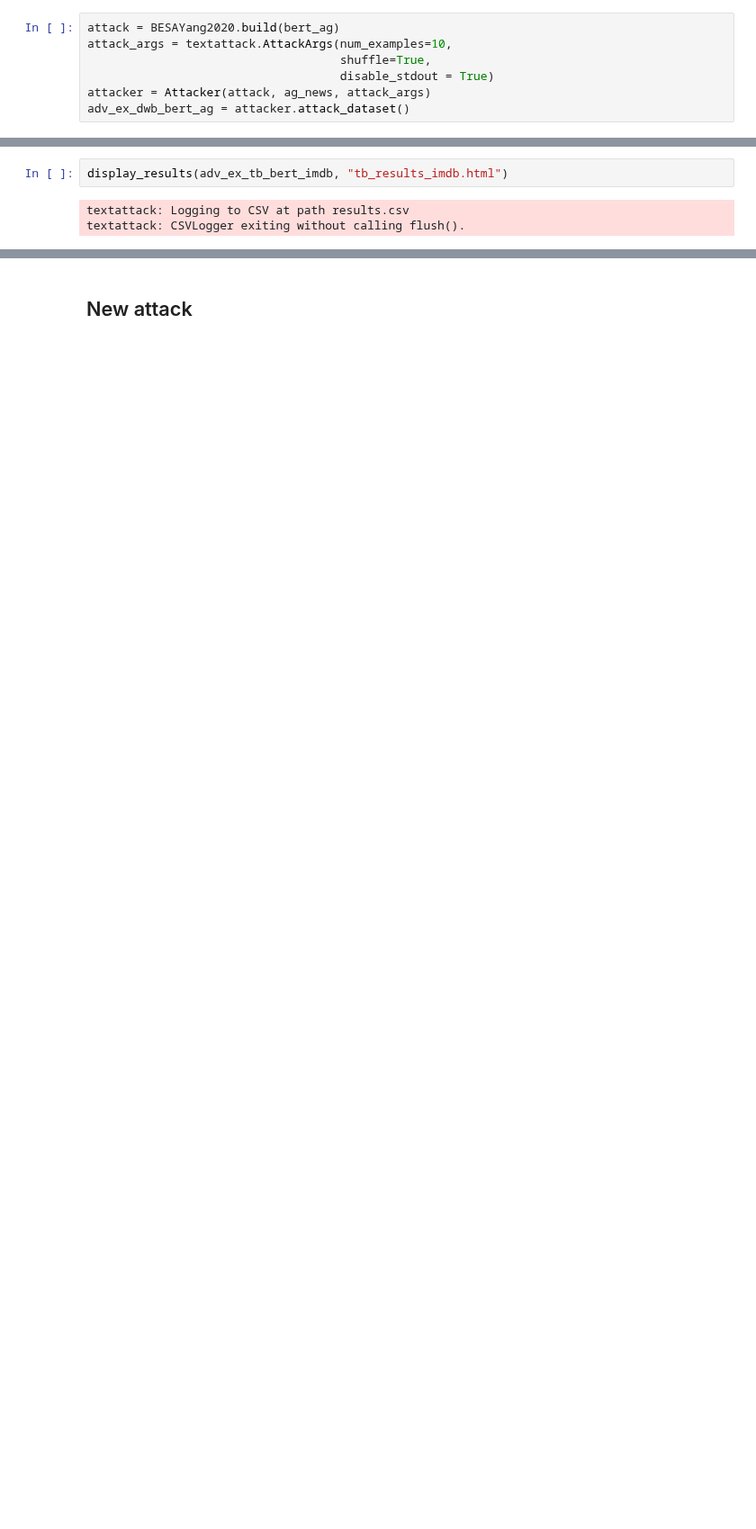
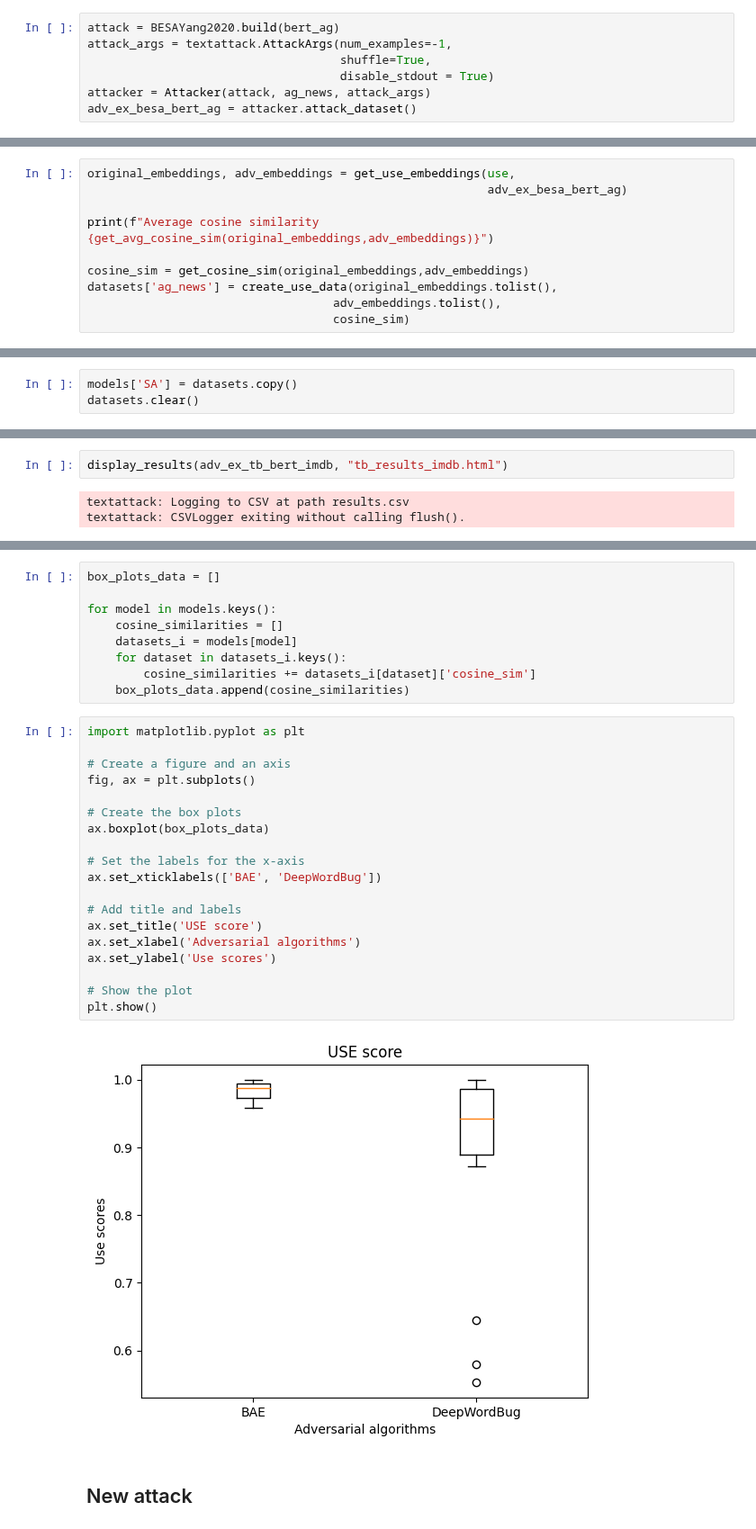
Before and after one commit to riccardocappi/Text-Adversarial-Attack, a Jupyter notebook: TextAdvAttack/NLP_TextAttack.ipynb, the cells around one changed output, grey strips where cells are left out. Shown at 90% size. Saved outputs shown, nothing was run; the diff lists cells and outputs as text; blank space fills up the shorter version.

Commit message:
Added some plots

```diff
--- a/TextAdvAttack/NLP_TextAttack.ipynb
+++ b/TextAdvAttack/NLP_TextAttack.ipynb
@@ -748,11 +944,11 @@ Attack(
 ### AG news
 # %%
 attack = BESAYang2020.build(bert_ag)
-attack_args = textattack.AttackArgs(num_examples=10,
+attack_args = textattack.AttackArgs(num_examples=-1,
                                     shuffle=True,
                                     disable_stdout = True)
 attacker = Attacker(attack, ag_news, attack_args)
-adv_ex_dwb_bert_ag = attacker.attack_dataset()
+adv_ex_besa_bert_ag = attacker.attack_dataset()
 # %% [output]
 Some weights of the model checkpoint at bert-base-uncased were not used when initializing BertForMaskedLM: ['bert.pooler.dense.bias', 'bert.pooler.dense.weight', 'cls.seq_relationship.bias', 'cls.seq_ ...
 - This IS expected if you are initializing BertForMaskedLM from the checkpoint of a model trained on another task or with another architecture (e.g. initializing a BertForSequenceClassification model  ...
@@ -790,0 +989,10 @@ Attack(
+# %%
+original_embeddings, adv_embeddings = get_use_embeddings(use,
+                                                         adv_ex_besa_bert_ag)
+
+print(f"Average cosine similarity {get_avg_cosine_sim(original_embeddings,adv_embeddings)}")
+
+cosine_sim = get_cosine_sim(original_embeddings,adv_embeddings)
+datasets['ag_news'] = create_use_data(original_embeddings.tolist(),
+                                   adv_embeddings.tolist(),
+                                   cosine_sim)
@@ -791,3 +1009,6 @@ Attack(
+# %%
+models['SA'] = datasets.copy()
+datasets.clear()
 # %% [markdown]
 ## TextBugger
 # %%
@@ -972,2 +1072,32 @@ Attack success rate on xlnet 0.2857142857142857
+# %%
+box_plots_data = []
+
+for model in models.keys():
+    cosine_similarities = []
+    datasets_i = models[model]
+    for dataset in datasets_i.keys():
+        cosine_similarities += datasets_i[dataset]['cosine_sim']
+    box_plots_data.append(cosine_similarities)
+# %%
+import matplotlib.pyplot as plt
+
+# Create a figure and an axis
+fig, ax = plt.subplots()
+
+# Create the box plots
+ax.boxplot(box_plots_data)
+
+# Set the labels for the x-axis
+ax.set_xticklabels(['BAE', 'DeepWordBug'])
+
+# Add title and labels
+ax.set_title('USE score')
+ax.set_xlabel('Adversarial algorithms')
+ax.set_ylabel('Use scores')
+
+# Show the plot
+plt.show()
+# %% [output]
+[figure, added]
 # %% [markdown]
 ## New attack
```
Also changed, not shown: parts of 63 cells of this notebook.
